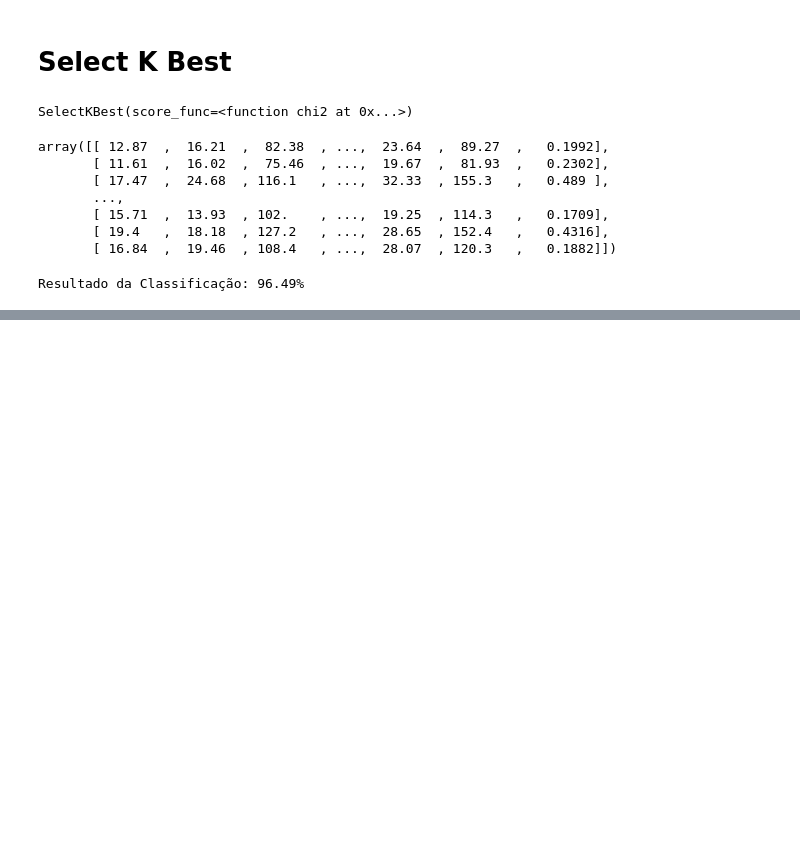
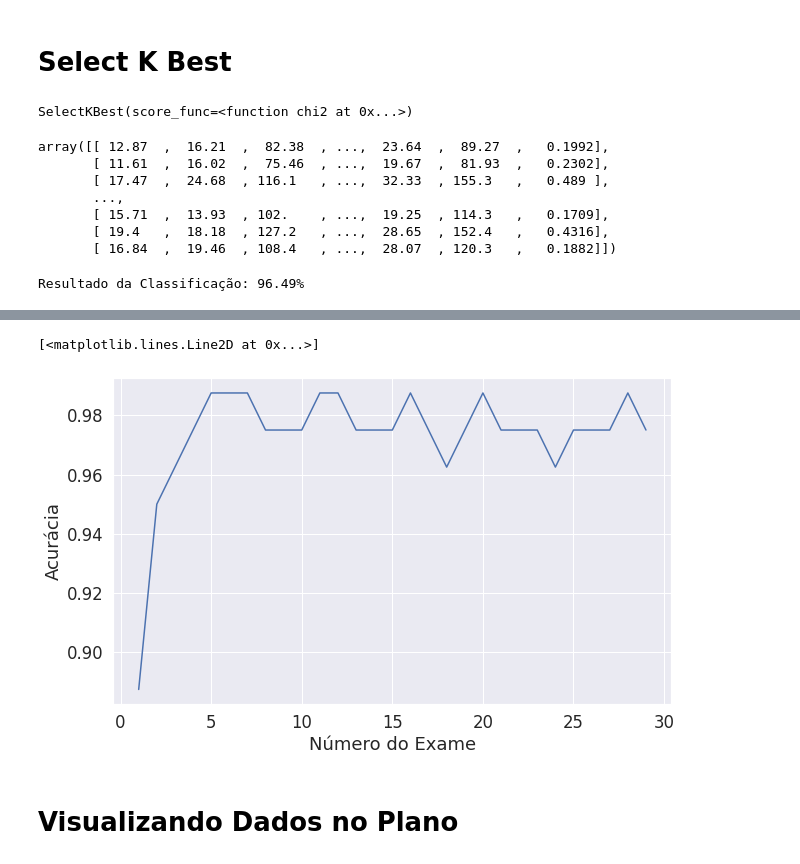
Before and after one commit to KaueAbbe/Projeto-Estude_Python, a Jupyter notebook: Estude Machine Learning/Previsao/Multiplas_Dimensionalidades.ipynb, the cells around one changed output, grey strips where cells are left out. Cells and saved outputs as stored; diff of their text form; code cells hidden in the pictures; blank space fills up the shorter version.

```diff
--- a/Estude Machine Learning/Previsao/Multiplas_Dimensionalidades.ipynb
+++ b/Estude Machine Learning/Previsao/Multiplas_Dimensionalidades.ipynb
@@ -236,0 +348,13 @@ Resultado da Classificação: 96.49%
+# %%
+import matplotlib.pyplot as plt
+
+plt.figure(figsize = (10,6))
+plt.xlabel("Número do Exame")
+plt.ylabel("Acurácia")
+
+plt.plot(range(1,len(selecionar_RFECV.grid_scores_)+1),selecionar_RFECV.grid_scores_.T[0])
+# %% [output]
+[<matplotlib.lines.Line2D at 0x...>]
+[figure, added]
+# %% [markdown]
+# Visualizando Dados no Plano
```
Also changed, not shown: parts of 24 cells of this notebook.
